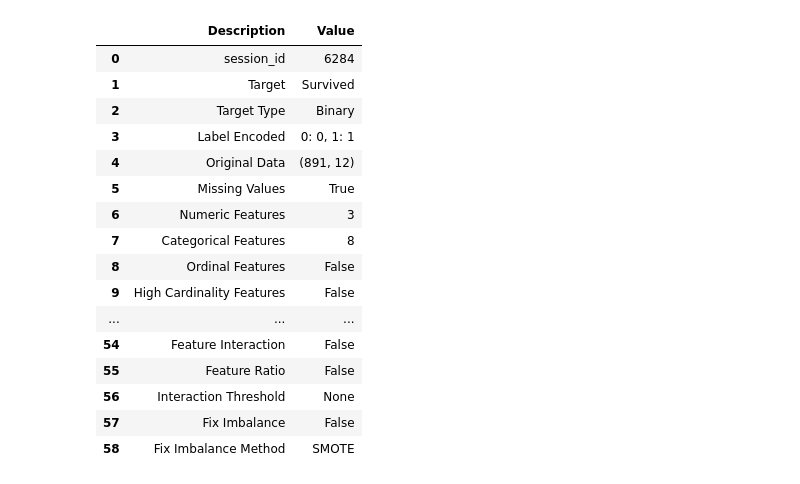
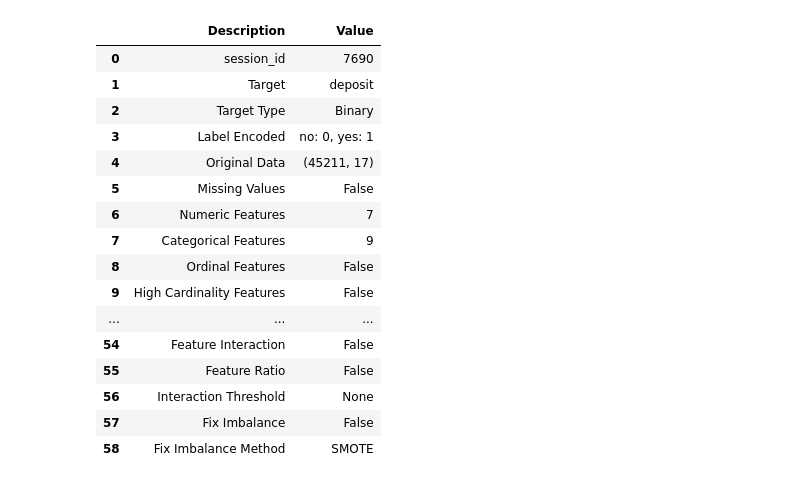
Before and after one commit to blanpa/test, a Jupyter notebook: classifi.ipynb, the cells around one changed output. Drawn from its saved outputs; the diff is of its cells as text; code cells hidden in the pictures.

```diff
--- a/classifi.ipynb
+++ b/classifi.ipynb
@@ -12,17 +16,17 @@ df = get_data("bank")
 # %%
 import pycaret.classification as pyc
 # %%
-setup = pyc.setup(data = df, target = "deposit", silent = True)
+setup = pyc.setup(data = df, target = "deposit", silent = True, use_gpu = True)
 # %% [output]
 |  | Description | Value |
-| 0 | session_id | 6284 |
-| 1 | Target | Survived |
+| 0 | session_id | 7690 |
+| 1 | Target | deposit |
 | 2 | Target Type | Binary |
-| 3 | Label Encoded | 0: 0, 1: 1 |
-| 4 | Original Data | (891, 12) |
-| 5 | Missing Values | True |
-| 6 | Numeric Features | 3 |
-| 7 | Categorical Features | 8 |
+| 3 | Label Encoded | no: 0, yes: 1 |
+| 4 | Original Data | (45211, 17) |
+| 5 | Missing Values | False |
+| 6 | Numeric Features | 7 |
+| 7 | Categorical Features | 9 |
 | 8 | Ordinal Features | False |
 | 9 | High Cardinality Features | False |
 | ... | ... | ... |
```
Also changed, not shown: parts of 5 cells of this notebook.
